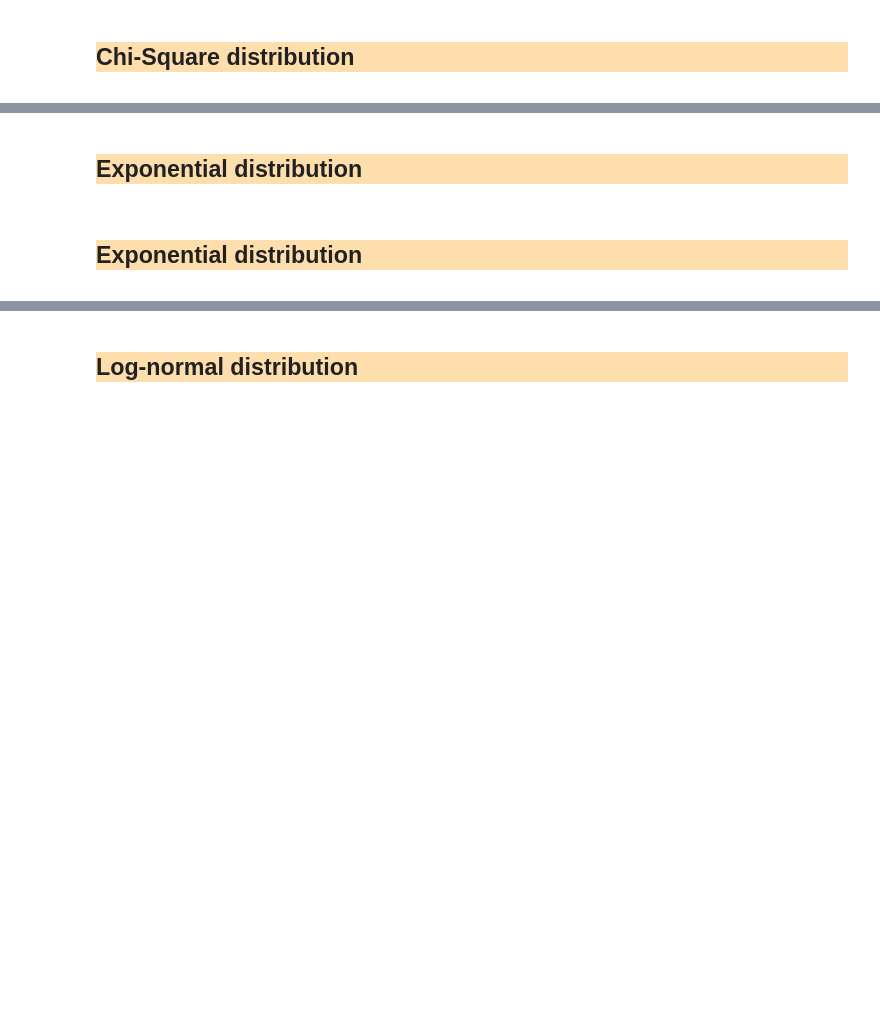
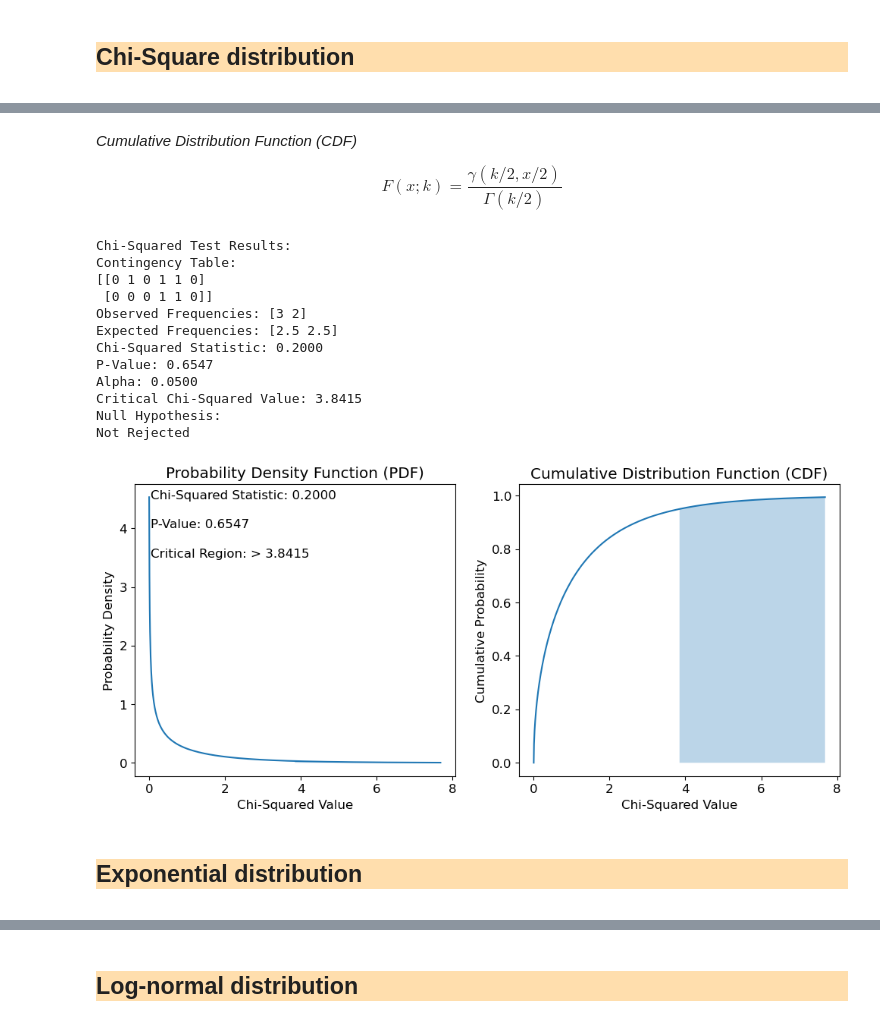
Before and after one commit to shibzr/statistics, a Jupyter notebook: Probability Distribution.ipynb, the cells around one changed output, grey strips where cells are left out. Cells and saved outputs as stored; diff of their text form; code cells hidden in the pictures; blank space fills up the shorter version.

Commit message:
added chi-Squared distribution and exponential distribution

```diff
--- a/Probability Distribution.ipynb
+++ b/Probability Distribution.ipynb
@@ -978,0 +997,4 @@ Rejected
+# %% [markdown]
+*Cumulative Distribution Function (CDF)*
+
+$$F(x; k) = \frac{{\gamma(k/2, x/2)}}{{\Gamma(k/2)}}$$
@@ -979,12 +1085,25 @@ Rejected
+# %%
+smoking_status = np.array([0, 1, 0, 1, 1, 0])  # Smoking Status: 0 = Non-Smoker, 1 = Smoker
+lung_cancer_diagnosis = np.array([0, 0, 0, 1, 1, 0])  # Lung Cancer Diagnosis: 0 = No Lung Cancer, 1 = Lung Cancer
+data = np.column_stack((smoking_status, lung_cancer_diagnosis))
+chi_squared_distribution(data)
+# %% [output]
+Chi-Squared Test Results:
+Contingency Table:
+[[0 1 0 1 1 0]
+ [0 0 0 1 1 0]]
+Observed Frequencies: [3 2]
+Expected Frequencies: [2.5 2.5]
+Chi-Squared Statistic: 0.2000
+P-Value: 0.6547
+Alpha: 0.0500
+Critical Chi-Squared Value: 3.8415
+Null Hypothesis:
+Not Rejected
+[figure, added]
 # %% [markdown]
 <div style="background-color: NavajoWhite; border-style: solid;font-family: Arial">
 
 ## Exponential distribution
 
 </div>
-# %% [markdown]
-<div style="background-color: NavajoWhite; border-style: solid;font-family: Arial">
-
-## Exponential distribution
-
-</div>
```
Also changed, not shown: parts of 11 cells of this notebook.
